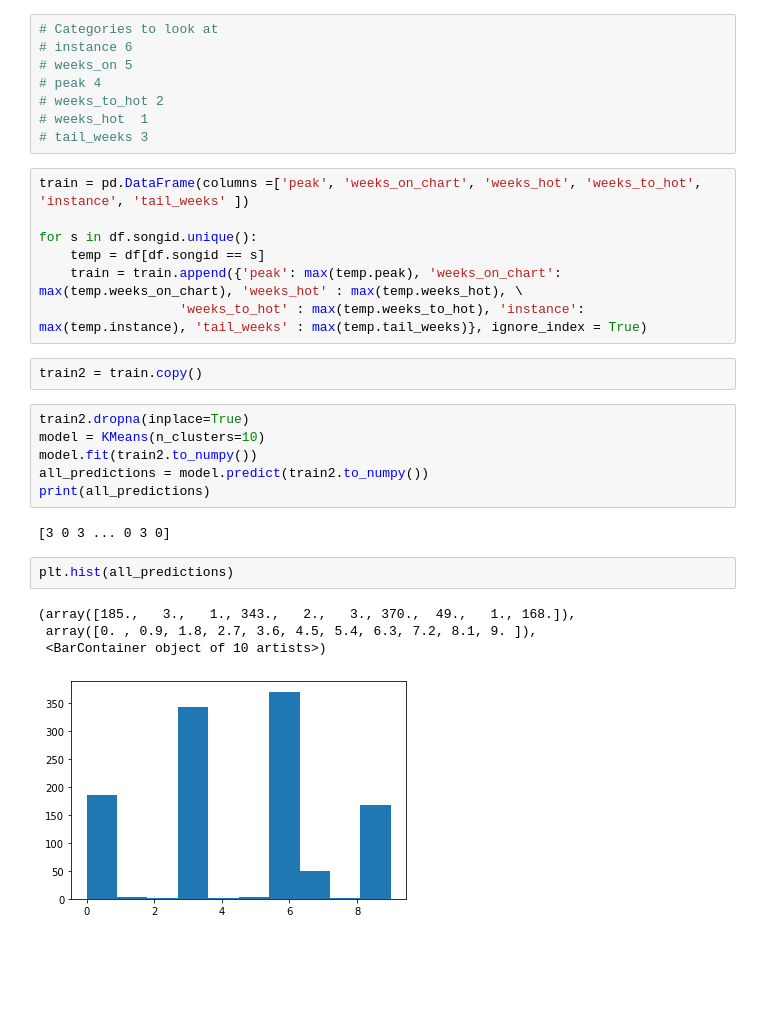
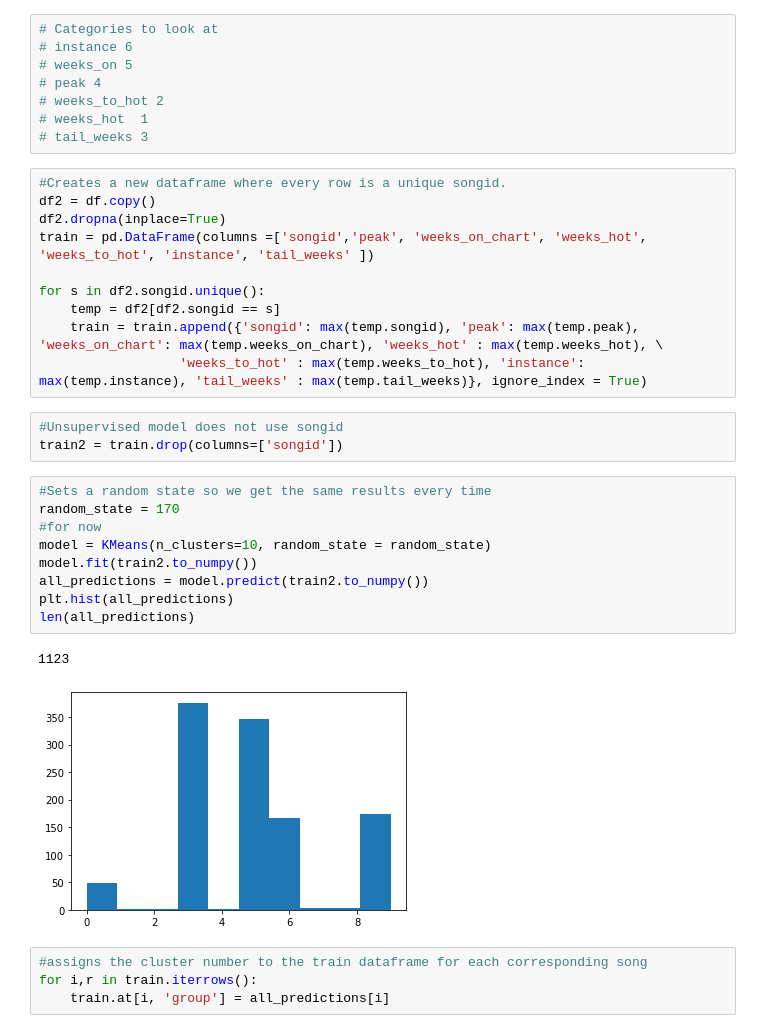
Before and after one commit to tvarano/hit-analyzer, a Jupyter notebook: main.ipynb, the cells around one changed output. Cells and saved outputs as stored; diff of their text form; blank space fills up the shorter version.

Commit message:
Cleaned up Unsupervised ML TODO fix graphs

```diff
--- a/main.ipynb
+++ b/main.ipynb
@@ -213,26 +214,31 @@ df.head(1)
 # weeks_hot  1
 # tail_weeks 3
 # %%
-train = pd.DataFrame(columns =['peak', 'weeks_on_chart', 'weeks_hot', 'weeks_to_hot', 'instance', 'tail_weeks' ])
+#Creates a new dataframe where every row is a unique songid.
+df2 = df.copy()
+df2.dropna(inplace=True)
+train = pd.DataFrame(columns =['songid','peak', 'weeks_on_chart', 'weeks_hot', 'weeks_to_hot', 'instance', 'tail_weeks' ])
 
-for s in df.songid.unique():
-    temp = df[df.songid == s]
-    train = train.append({'peak': max(temp.peak), 'weeks_on_chart': max(temp.weeks_on_chart), 'weeks_hot' : max(temp.weeks_hot), \
+for s in df2.songid.unique():
+    temp = df2[df2.songid == s]
+    train = train.append({'songid': max(temp.songid), 'peak': max(temp.peak), 'weeks_on_chart': max(temp.weeks_on_chart), 'weeks_hot' : max(temp.weeks_hot), \
                   'weeks_to_hot' : max(temp.weeks_to_hot), 'instance': max(temp.instance), 'tail_weeks' : max(temp.tail_weeks)}, ignore_index = True)
-# %%
-train2 = train.copy()
+# %%
+#Unsupervised model does not use songid
+train2 = train.drop(columns=['songid'])
 # %%
-train2.dropna(inplace=True)
-model = KMeans(n_clusters=10)
+#Sets a random state so we get the same results every time
+random_state = 170
+#for now
+model = KMeans(n_clusters=10, random_state = random_state)
 model.fit(train2.to_numpy())
 all_predictions = model.predict(train2.to_numpy())
-print(all_predictions)
+plt.hist(all_predictions)
+len(all_predictions)
 # %% [output]
-[3 0 3 ... 0 3 0]
+1123
+[figure, added]
-# %%
-plt.hist(all_predictions)
-# %% [output]
-(array([185.,   3.,   1., 343.,   2.,   3., 370.,  49.,   1., 168.]),
- array([0. , 0.9, 1.8, 2.7, 3.6, 4.5, 5.4, 6.3, 7.2, 8.1, 9. ]),
- <BarContainer object of 10 artists>)
-[figure, removed]
+# %%
+#assigns the cluster number to the train dataframe for each corresponding song
+for i,r in train.iterrows():
+    train.at[i, 'group'] = all_predictions[i]
```
Also changed, not shown: parts of 5 cells of this notebook.
